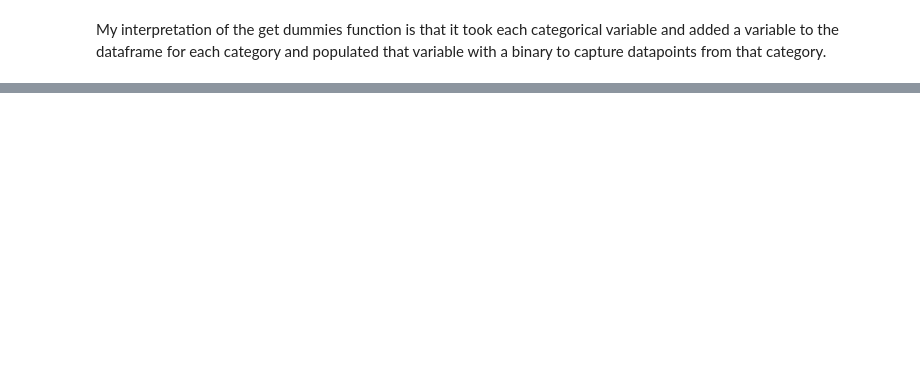
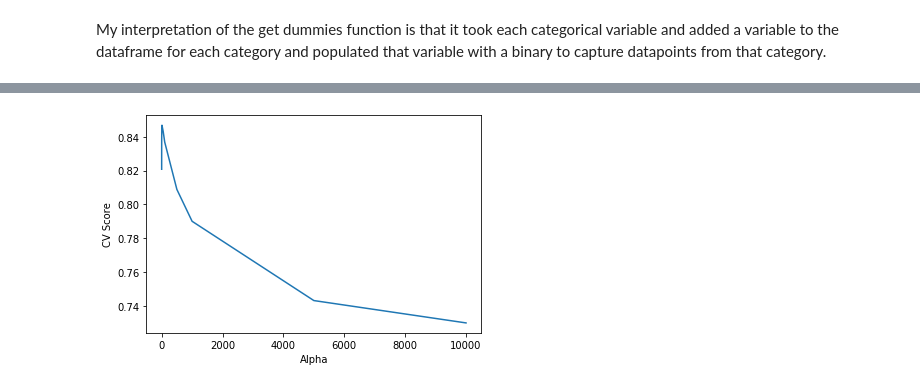
Before and after one commit to ABitNutty/Capstone-1, a Jupyter notebook: Linear Regression Model.ipynb, the cells around one changed output, grey strips where cells are left out. Drawn from its saved outputs; the diff is of its cells as text; code cells hidden in the pictures; blank space fills up the shorter version.

```diff
--- a/Linear Regression Model.ipynb
+++ b/Linear Regression Model.ipynb
@@ -168,0 +303,25 @@ metrics = metrics.append(temp)
+# %%
+# Setup the hyperparameter grid
+alpha_space = list(np.arange(11)/10)
+alpha_space.append(5)
+alpha_space.append(10)
+alpha_space.append(50)
+alpha_space.append(100)
+alpha_space.append(500)
+alpha_space.append(1000)
+alpha_space.append(5000)
+alpha_space.append(10000)
+param_grid = {'alpha': alpha_space}
+
+# Instantiate a ridge regression classifier: ridge
+ridge = Ridge()
+
+# Instantiate the GridSearchCV object: logreg_cv
+ridge_cv = GridSearchCV(ridge, param_grid, cv=5)
+
+# Fit it to the data
+ridge_cv.fit(X, y)
+
+# Print the tuned parameters and score
+print("Tuned Logistic Regression Parameters: {}".format(ridge_cv.best_params_))
+print("Best score is {}".format(ridge_cv.best_score_))
@@ -168,0 +351,9 @@ metrics = metrics.append(temp)
+# %%
+# Create some plots showing cv score over different alpha values
+
+plt.plot(alpha_space[1:], ridge_cv.cv_results_['mean_test_score'][1:])
+plt.xlabel('Alpha')
+plt.ylabel('CV Score')
+plt.show()
+# %% [output]
+[figure, added]
```
Also changed, not shown: parts of 102 cells of this notebook.
